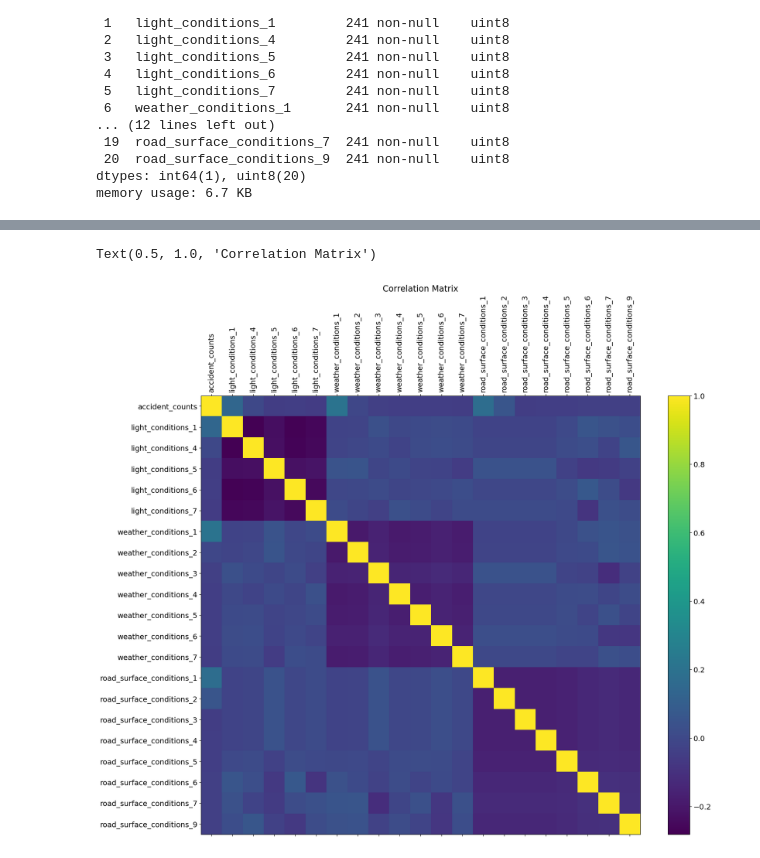
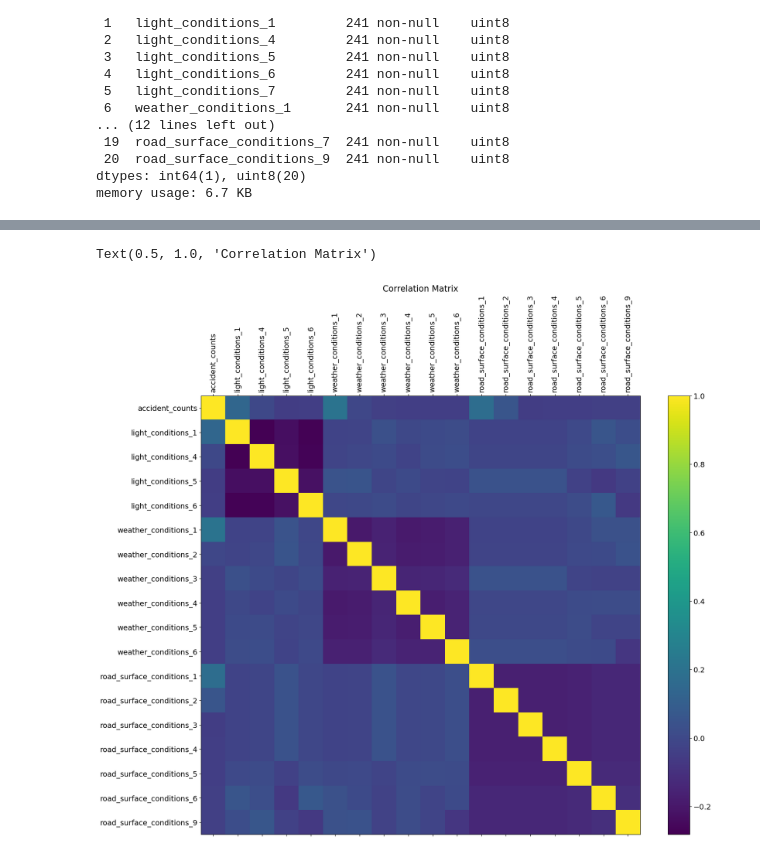
Before and after one commit to X-Fan-Jack/CASA05_quantitative_methods, a Jupyter notebook: qm_presentation_Multiple_Regression.ipynb, the cells around one changed output, grey strips where cells are left out. Saved outputs shown, nothing was run; the diff lists cells and outputs as text; code cells hidden in the pictures.

```diff
--- a/qm_presentation_Multiple_Regression.ipynb
+++ b/qm_presentation_Multiple_Regression.ipynb
@@ -116,3 +116,8 @@ Data columns (total 21 columns):
  20  road_surface_conditions_9  241 non-null    uint8
 dtypes: int64(1), uint8(20)
 memory usage: 6.7 KB
+# %%
+# drop some value
+accident_final = accident_numeric.drop(["light_conditions_7", "weather_conditions_7", "road_surface_conditions_7"], axis=1)
+# double check the result
+accident_final.info()
@@ -119,14 +142,14 @@ memory usage: 6.7 KB
 # %%
 # draw the correalation matrix
-df = accident_numeric
+df = accident_final
 plt.rcParams["axes.grid"] = False
 f = plt.figure(figsize=(19, 15))
 plt.matshow(df.corr(), fignum=f.number)
 plt.xticks(range(df.shape[1]), df.columns, fontsize=14, rotation=90)
 plt.yticks(range(df.shape[1]), df.columns, fontsize=14)
 cb = plt.colorbar()
 cb.ax.tick_params(labelsize=14)
 plt.title('Correlation Matrix', fontsize=16)
 # %% [output]
 Text(0.5, 1.0, 'Correlation Matrix')
-[figure, old version]
+[figure, new version]
```
Also changed, not shown: parts of 4 cells of this notebook.
